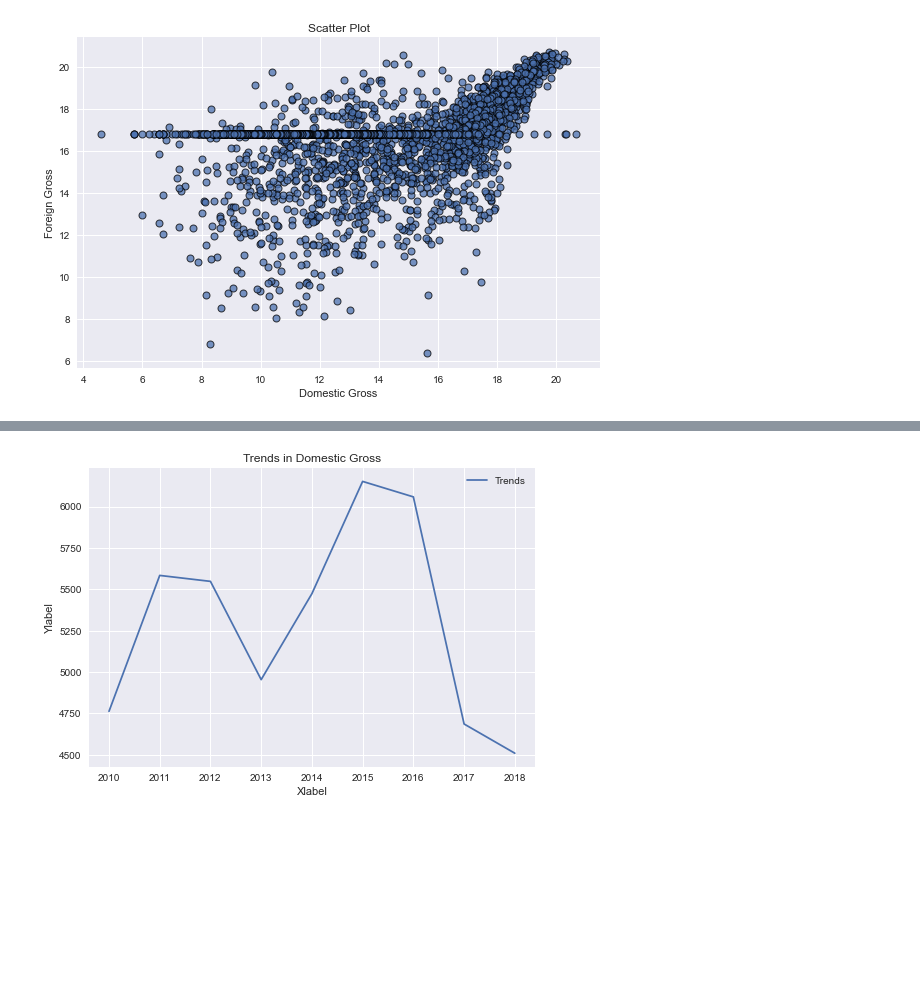
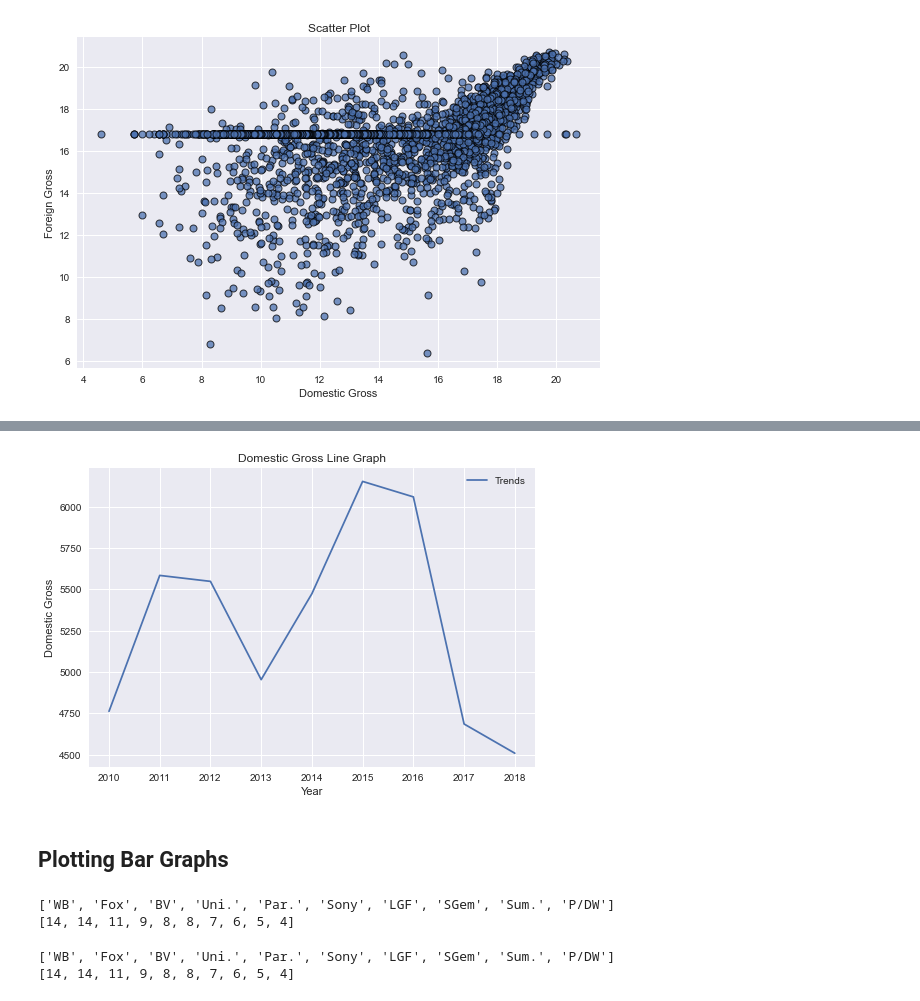
Before and after one commit to atienosonia/dsc-project-a, a Jupyter notebook: student.ipynb, the cells around one changed output, grey strips where cells are left out. Saved outputs shown, nothing was run; the diff lists cells and outputs as text; code cells hidden in the pictures; blank space fills up the shorter version.

```diff
--- a/student.ipynb
+++ b/student.ipynb
@@ -151,3 +164,9 @@ df.set_index('title')
 | The Swan | Synergetic | 2400.0 | 19550000.0 | 2018 | 7.783224 | 16.788486 |
 | An Actor Prepares | Grav. | 1700.0 | 19550000.0 | 2018 | 7.438384 | 16.788486 |
 3359 rows × 6 columns
+# %%
+#dropping column domestic_gross and foreign_gross
+df = df.drop(["domestic_gross", "foreign_gross"], axis = 1)
+# %%
+#renaming our columns to an acceptable convention
+df = df.rename(columns={'Log_of_domestic_gross': 'domestic_gross', 'Log_of_foreign_gross' : 'foreign_gross'})
@@ -153,0 +182,2 @@ df.set_index('title')
+# %%
+df.set_index('title')
@@ -187,12 +234,12 @@ plt.legend(['Trends']);
 # %%
-lineplot = sns.lineplot(data=df, x='year', y='Log_of_domestic_gross', ci=None, estimator=sum)
+lineplot = sns.lineplot(data=df, x='year', y='domestic_gross', ci=None, estimator=sum)
 
-lineplot.set(xlabel = 'Xlabel')
-lineplot.set(ylabel = 'Ylabel')
-lineplot.set(title = 'Trends in Domestic Gross')
+lineplot.set(xlabel = 'Year')
+lineplot.set(ylabel = 'Domestic Gross')
+lineplot.set(title = 'Domestic Gross Line Graph')
 plt.legend(['Trends']);
 # %% [output]
-[figure, old version]
+[figure, new version]
 # %%
 #based on the trend of our domestic gross and foreign gross line graph we notice
 #that as the years go by there is a flunctuation in revenue for instance the mean value of sales for year 2013 of Domestic gross
@@ -203,0 +252,34 @@ plt.legend(['Trends']);
+# %% [markdown]
+## Plotting Bar Graphs
+# %%
+#creating a foreign gross dataframe
+foreign_gross_df = (df[['title','studio','foreign_gross']].copy())
+foreign_gross_df.head(5)
+
+#top 100 foreign movies from our foreign gross dataframe
+forgn_df_top_100= foreign_gross_df.head(100)
+forgn_studio = dict(forgn_df_top_100['studio'].value_counts().head(10))
+top_forgn_studio = list(dict(dict(forgn_studio)).keys())
+top_forgn_studio_val = list(dict(dict(forgn_studio)).values())
+
+print(top_forgn_studio)
+print(top_forgn_studio_val)
+# %% [output]
+['WB', 'Fox', 'BV', 'Uni.', 'Par.', 'Sony', 'LGF', 'SGem', 'Sum.', 'P/DW']
+[14, 14, 11, 9, 8, 8, 7, 6, 5, 4]
+# %%
+#creating a domestic gross dataframe
+domestic_gross_df = (df[['title','studio','foreign_gross']].copy())
+domestic_gross_df.head()
+
+#top 100 domestic movies from our gross domestic dataframe
+dom_df_top_100= domestic_gross_df.head(100)
+dom_studio = dict(dom_df_top_100['studio'].value_counts().head(10))
+top_dom_studio = list(dict(dict(dom_studio)).keys())
+top_dom_studio_val = list(dict(dict(dom_studio)).values())
+
+print(top_dom_studio)
+print(top_dom_studio_val)
+# %% [output]
+['WB', 'Fox', 'BV', 'Uni.', 'Par.', 'Sony', 'LGF', 'SGem', 'Sum.', 'P/DW']
+[14, 14, 11, 9, 8, 8, 7, 6, 5, 4]
```
Also changed, not shown: parts of 24 cells of this notebook.
